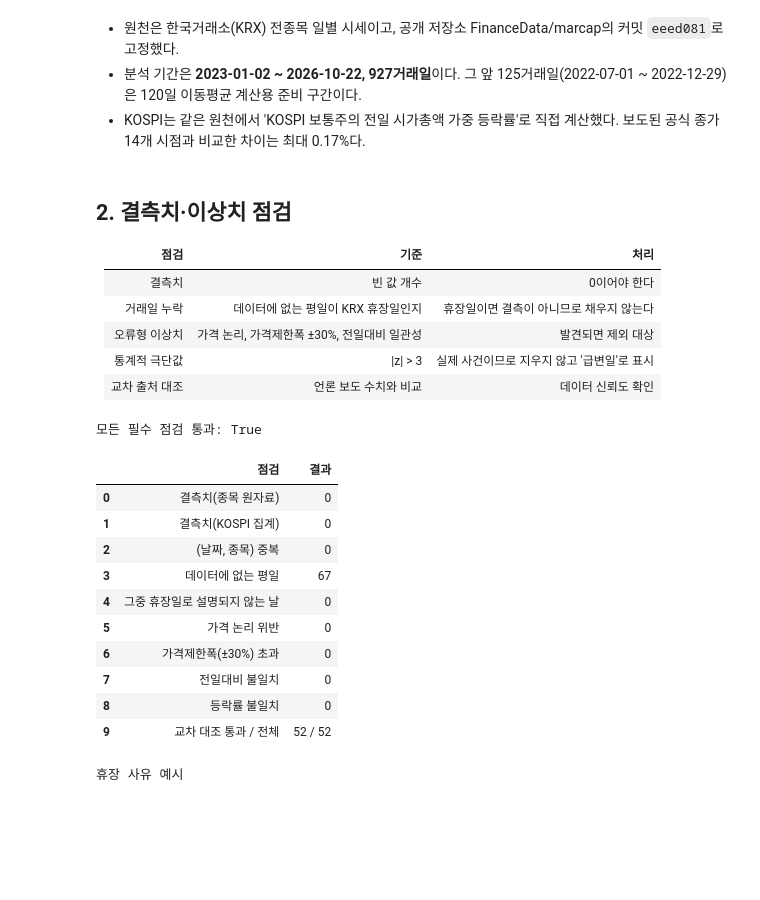
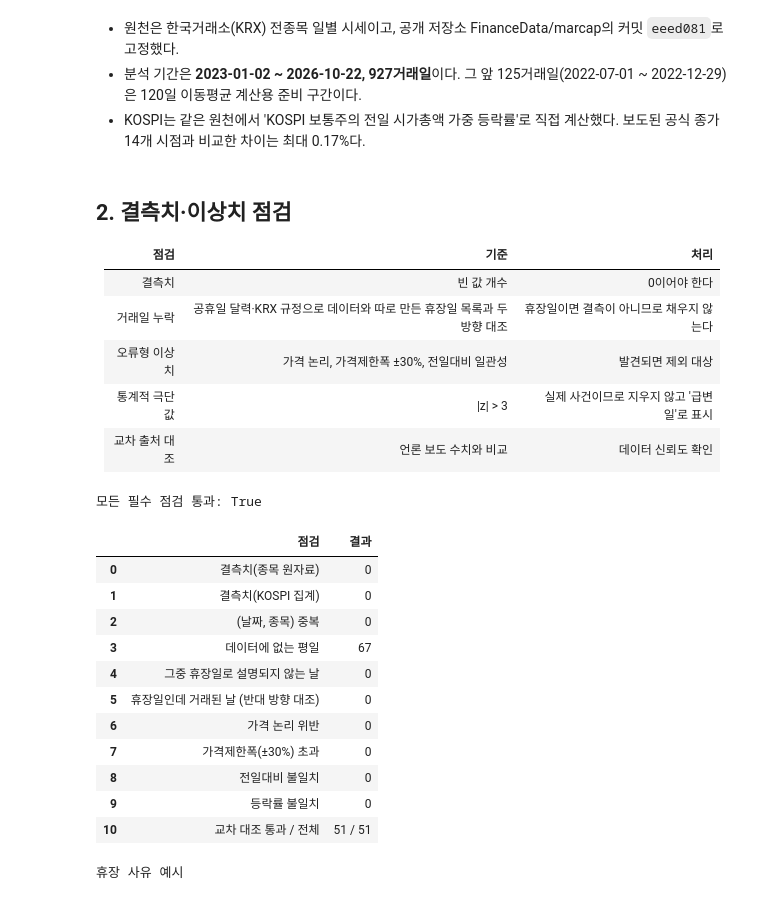
Before and after one commit to Sungtae10/codyssey-semiconductor-trend-analysis-M1-1, a Jupyter notebook: analysis.ipynb, the cells around one changed output. Cells and saved outputs as stored; diff of their text form; code cells hidden in the pictures; blank space fills up the shorter version.

```diff
--- a/analysis.ipynb
+++ b/analysis.ipynb
@@ -82,40 +82,42 @@ kospi.tail(3)
 | 점검 | 기준 | 처리 |
 |---|---|---|
 | 결측치 | 빈 값 개수 | 0이어야 한다 |
-| 거래일 누락 | 데이터에 없는 평일이 KRX 휴장일인지 | 휴장일이면 결측이 아니므로 채우지 않는다 |
+| 거래일 누락 | 공휴일 달력·KRX 규정으로 데이터와 따로 만든 휴장일 목록과 두 방향 대조 | 휴장일이면 결측이 아니므로 채우지 않는다 |
 | 오류형 이상치 | 가격 논리, 가격제한폭 ±30%, 전일대비 일관성 | 발견되면 제외 대상 |
 | 통계적 극단값 | \|z\| > 3 | 실제 사건이므로 지우지 않고 '급변일'로 표시 |
 | 교차 출처 대조 | 언론 보도 수치와 비교 | 데이터 신뢰도 확인 |
 # %%
 daily = prepare.build_daily(stocks, kospi)
 q, cp = quality.run_quality_checks(stocks, kospi, daily)
 summary = pd.DataFrame([
     ("결측치(종목 원자료)", sum(q["missing"]["stocks"].values())),
     ("결측치(KOSPI 집계)", sum(q["missing"]["kospi"].values())),
     ("(날짜, 종목) 중복", q["duplicates"]),
     ("데이터에 없는 평일", q["closures"]["weekday_non_trading_days"]),
     ("그중 휴장일로 설명되지 않는 날", len(q["closures"]["unexplained"])),
+    ("휴장일인데 거래된 날 (반대 방향 대조)", len(q["closures"]["reference_days_that_traded"])),
     ("가격 논리 위반", q["error_outliers"]["ohlc_logic_violations"]),
     ("가격제한폭(±30%) 초과", q["error_outliers"]["price_limit_violations"]),
     ("전일대비 불일치", q["error_outliers"]["changes_mismatch"]),
     ("등락률 불일치", q["error_outliers"]["ratio_mismatch"]),
     ("교차 대조 통과 / 전체", f"{q['checkpoints']['passed']} / {q['checkpoints']['n']}"),
 ], columns=["점검", "결과"])
 print("모든 필수 점검 통과:", q["all_hard_checks_passed"])
 summary
 # %% [output]
 모든 필수 점검 통과: True
 |  | 점검 | 결과 |
 | 0 | 결측치(종목 원자료) | 0 |
 | 1 | 결측치(KOSPI 집계) | 0 |
 | 2 | (날짜, 종목) 중복 | 0 |
 | 3 | 데이터에 없는 평일 | 67 |
 | 4 | 그중 휴장일로 설명되지 않는 날 | 0 |
-| 5 | 가격 논리 위반 | 0 |
-| 6 | 가격제한폭(±30%) 초과 | 0 |
-| 7 | 전일대비 불일치 | 0 |
-| 8 | 등락률 불일치 | 0 |
-| 9 | 교차 대조 통과 / 전체 | 52 / 52 |
+| 5 | 휴장일인데 거래된 날 (반대 방향 대조) | 0 |
+| 6 | 가격 논리 위반 | 0 |
+| 7 | 가격제한폭(±30%) 초과 | 0 |
+| 8 | 전일대비 불일치 | 0 |
+| 9 | 등락률 불일치 | 0 |
+| 10 | 교차 대조 통과 / 전체 | 51 / 51 |
 # %%
 closures = pd.read_csv(C.CLOSURES_CSV)
 print("휴장 사유 예시")
```
Also changed, not shown: parts of 12 cells of this notebook, 26 other files.
